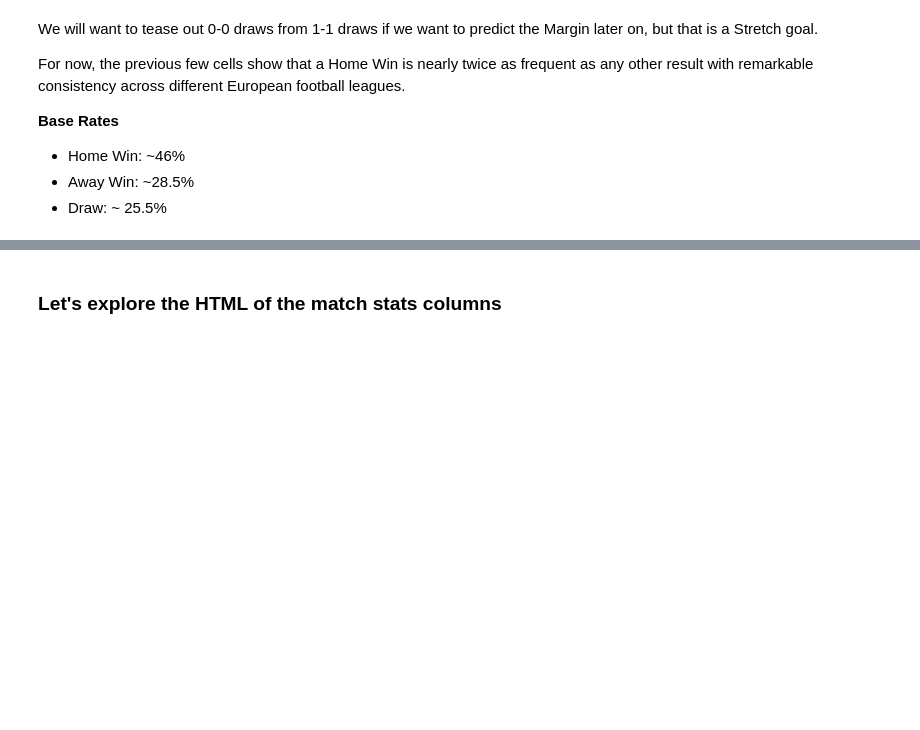
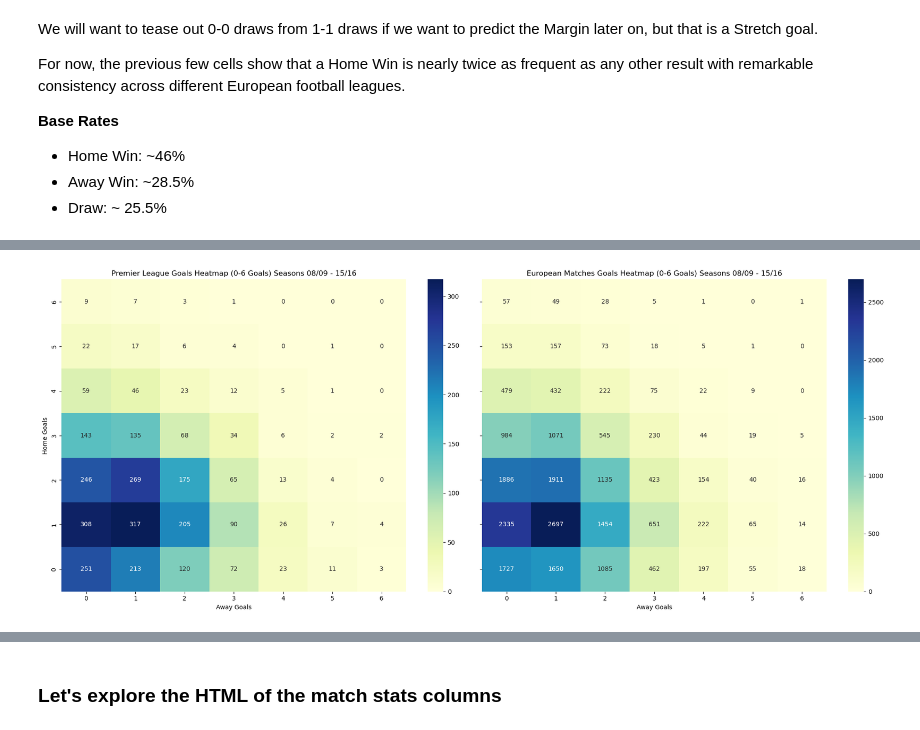
Before and after one commit to tjjdoherty/football-project-mvp, a Jupyter notebook: intro_clean_eda.ipynb, the cells around one changed output, grey strips where cells are left out. Saved outputs shown, nothing was run; the diff lists cells and outputs as text; code cells hidden in the pictures; blank space fills up the shorter version.

Commit message:
Added data vis for individual match scores

```diff
--- a/intro_clean_eda.ipynb
+++ b/intro_clean_eda.ipynb
@@ -342,3 +344,8 @@ These results in England and Europe are remarkably similar across tens of thousa
+# %%
+# add three columns - P(Home), P(Draw), P(Away) - the probability of each result
+prem.insert(11, 'p(Home)', 0.457)
+prem.insert(12, 'p(Draw)', 0.258)
+prem.insert(13, 'p(Away)', 0.285)
 # %% [markdown]
 Now we can compare the Margins - how are these distributed? What are specifically the most common results?
 # %%
@@ -375,0 +385,5 @@ For now, the previous few cells show that a Home Win is nearly twice as frequent
+# %%
+# count every unique combination of home goals vs away goals
+prem_goals = prem.groupby(['Home GS', 'Away GS']).size().reset_index(name='Count')
+european_matches_goals = european_matches.groupby(['Home GS', 'Away GS']).size().reset_index(name='Count')
+prem_goals.head(10)
@@ -375,0 +402,4 @@ For now, the previous few cells show that a Home Win is nearly twice as frequent
+# %%
+# create "Final Score" column to show the result of the match
+prem_goals['Final Score'] = prem_goals['Home GS'].astype(str) + ' - ' + prem_goals['Away GS'].astype(str)
+european_matches_goals['Final Score'] = european_matches_goals['Home GS'].astype(str) + ' - ' + european_matches_goals['Away GS'].astype(str)
@@ -375,0 +415,68 @@ For now, the previous few cells show that a Home Win is nearly twice as frequent
+# %%
+import numpy as np
+
+# Define the range for Home GS and Away GS
+goal_range = np.arange(0, 7)  # From 0 to 6 inclusive
+
+# Filter the Premier League matrix to include only 0-6 goals
+fixture_matrix = (
+    prem_goals.pivot_table(
+        index='Home GS',
+        columns='Away GS',
+        values='Count',
+        aggfunc='sum',
+        fill_value=0
+    )
+    .reindex(index=goal_range, columns=goal_range, fill_value=0)
+)
+
+# Filter the European Matches matrix to include only 0-6 goals
+european_fixture_matrix = (
+    european_matches_goals.pivot_table(
+        index='Home GS',
+        columns='Away GS',
+        values='Count',
+        aggfunc='sum',
+        fill_value=0
+    )
+    .reindex(index=goal_range, columns=goal_range, fill_value=0)
+)
+
+# Reverse the order of rows and columns for both matrices to align (0, 0) in the bottom-left corner
+fixture_matrix = fixture_matrix.iloc[::-1]
+european_fixture_matrix = european_fixture_matrix.iloc[::-1]
+
+# Create side-by-side heatmaps
+fig, axes = plt.subplots(1, 2, figsize=(20, 8), sharey=True)
+
+# Heatmap for Premier League
+sns.heatmap(
+    fixture_matrix,
+    annot=True,
+    fmt='d',
+    cmap='YlGnBu',
+    cbar=True,
+    ax=axes[0]
+)
+axes[0].set_title('Premier League Goals Heatmap (0-6 Goals) Seasons 08/09 - 15/16')
+axes[0].set_xlabel('Away Goals')
+axes[0].set_ylabel('Home Goals')
+
+# Heatmap for European Matches
+sns.heatmap(
+    european_fixture_matrix,
+    annot=True,
+    fmt='d',
+    cmap='YlGnBu',
+    cbar=True,
+    ax=axes[1]
+)
+axes[1].set_title('European Matches Goals Heatmap (0-6 Goals) Seasons 08/09 - 15/16')
+axes[1].set_xlabel('Away Goals')
+axes[1].set_ylabel('')  # No y-label on the second plot to avoid redundancy
+
+# Adjust layout
+plt.tight_layout()
+plt.show()
+# %% [output]
+[figure, added]
```
Also changed, not shown: parts of 33 cells of this notebook.
